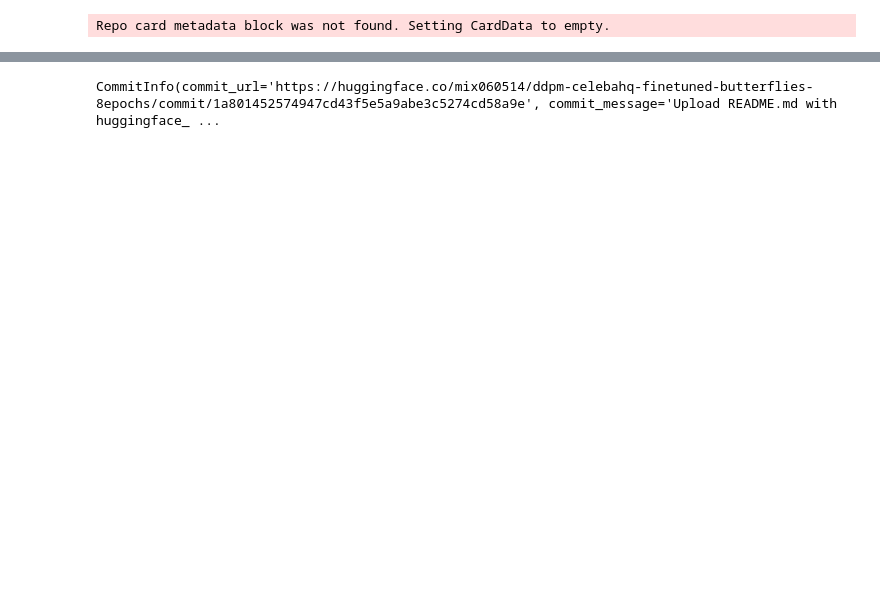
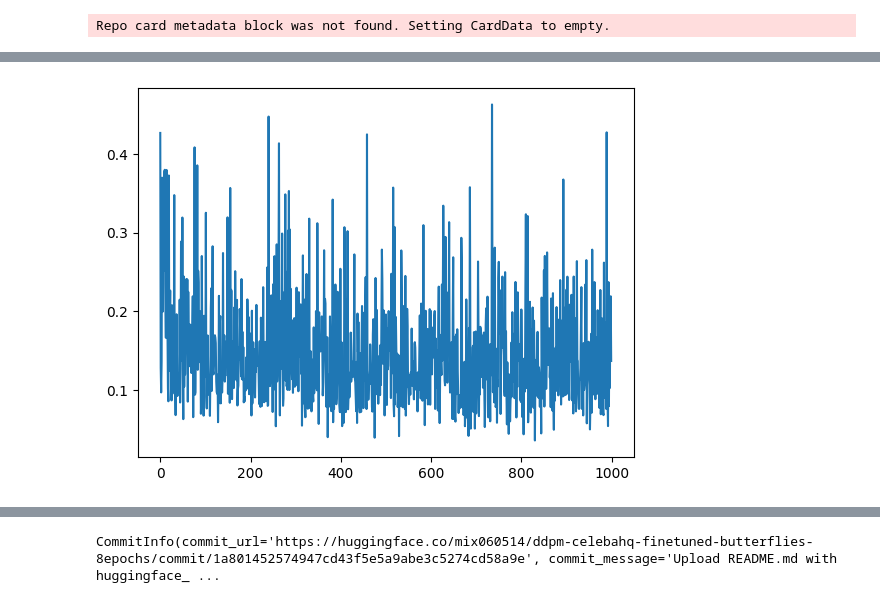
Before and after one commit to mix060514/diffusion-model-from-principle-to-pratice, a Jupyter notebook: ch5.ipynb, the cells around one changed output, grey strips where cells are left out. Drawn from its saved outputs; the diff is of its cells as text; code cells hidden in the pictures; blank space fills up the shorter version.

```diff
--- a/ch5.ipynb
+++ b/ch5.ipynb
@@ -85,7 +96,7 @@ images[0]
 dataset_name = "huggan/smithsonian_butterflies_subset"
 dataset = load_dataset(dataset_name)
 image_size = 256
-batch_size = 1
+batch_size = 2
 preprocess = transforms.Compose(
     [
         transforms.Resize((image_size, image_size)),
@@ -119,8 +130,8 @@ Previewing batch:
 # %%
 %%time
-num_epochs = 8
+num_epochs = 2
 lr = 1e-5
-grad_accumulation_steps = 8
+grad_accumulation_steps = 2
 
 opitimizer = torch.optim.AdamW(image_pipe.unet.parameters(), lr=lr)
 
@@ -157,0 +169 @@ Epoch 1 average loss: 0.13627495849318802
+[figure, added]
```
Also changed, not shown: parts of 10 cells of this notebook, 7 other files.
